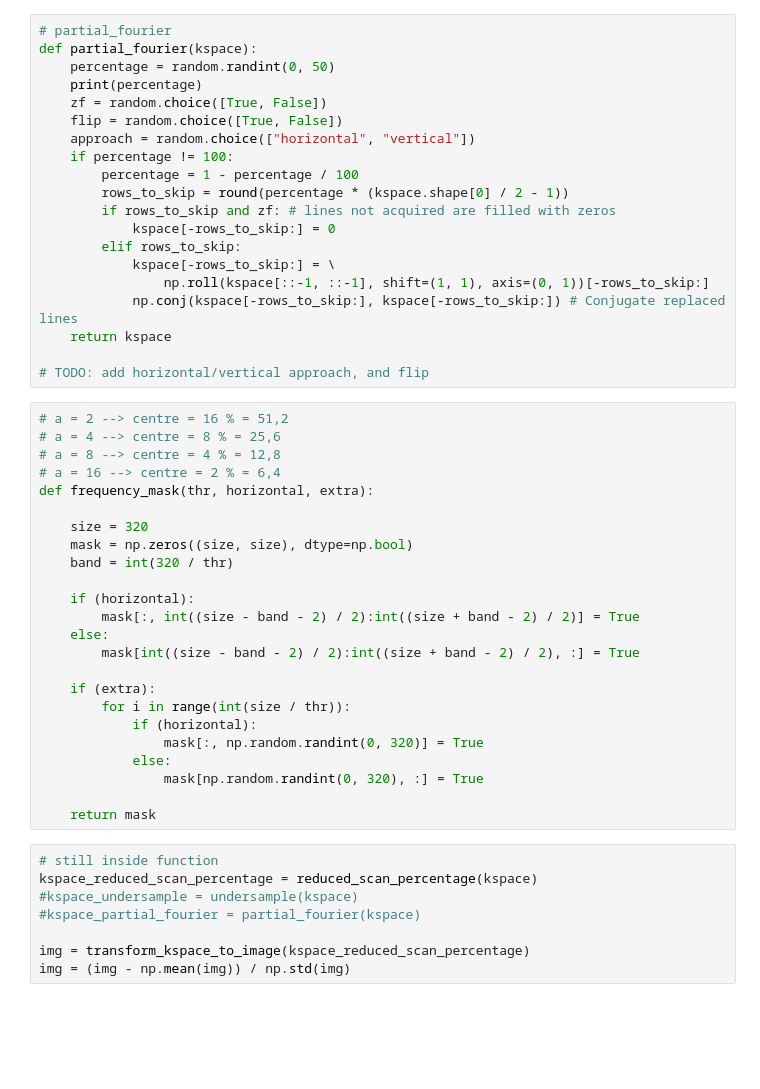
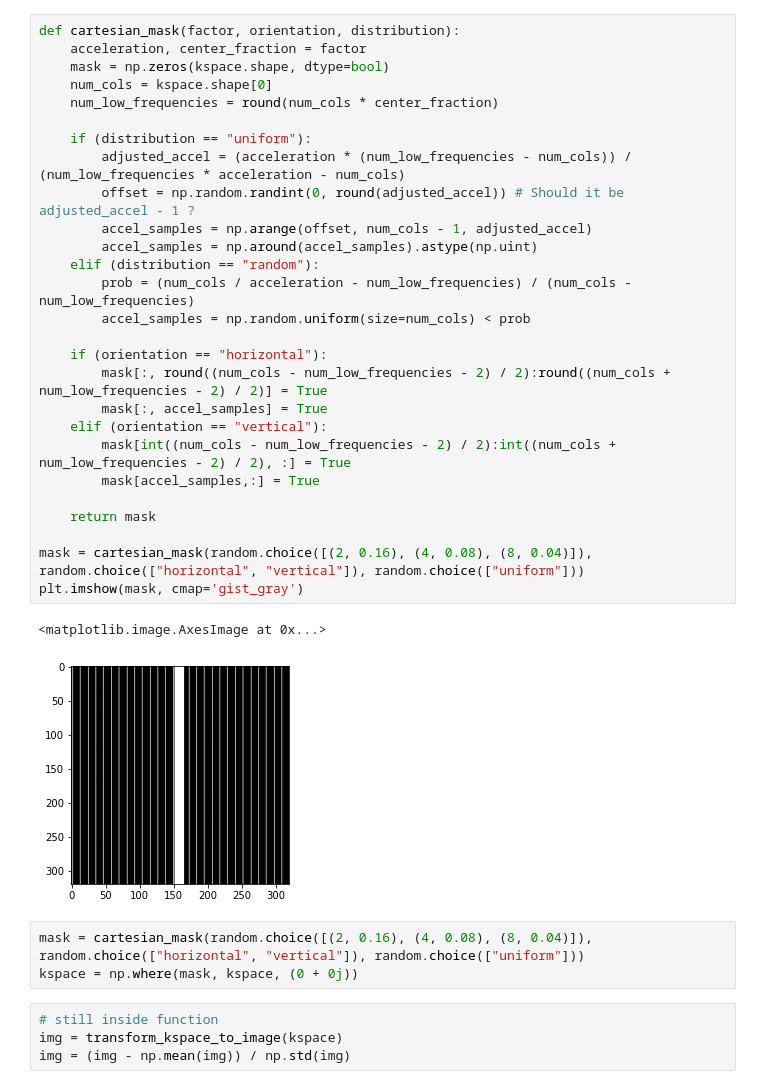
Before and after one commit to SimoneRuiter/artefacts, a Jupyter notebook: Downsample.ipynb, the cells around one changed output. Cells and saved outputs as stored; diff of their text form; blank space fills up the shorter version.

Commit message:
Added fastMRI Cartesian masks

```diff
--- a/Downsample.ipynb
+++ b/Downsample.ipynb
@@ -61,54 +22,39 @@ def undersample(kspace):
-# %%
-# partial_fourier
-def partial_fourier(kspace):
-    percentage = random.randint(0, 50)
-    print(percentage)
-    zf = random.choice([True, False])
-    flip = random.choice([True, False])
-    approach = random.choice(["horizontal", "vertical"])
-    if percentage != 100:
-        percentage = 1 - percentage / 100
-        rows_to_skip = round(percentage * (kspace.shape[0] / 2 - 1))
-        if rows_to_skip and zf: # lines not acquired are filled with zeros
-            kspace[-rows_to_skip:] = 0
-        elif rows_to_skip:
-            kspace[-rows_to_skip:] = \
-                np.roll(kspace[::-1, ::-1], shift=(1, 1), axis=(0, 1))[-rows_to_skip:]
-            np.conj(kspace[-rows_to_skip:], kspace[-rows_to_skip:]) # Conjugate replaced lines
-    return kspace
-
-# TODO: add horizontal/vertical approach, and flip
 # %%
-# a = 2 --> centre = 16 % = 51,2
-# a = 4 --> centre = 8 % = 25,6
-# a = 8 --> centre = 4 % = 12,8
-# a = 16 --> centre = 2 % = 6,4
-def frequency_mask(thr, horizontal, extra):
+def cartesian_mask(factor, orientation, distribution):
+    acceleration, center_fraction = factor
+    mask = np.zeros(kspace.shape, dtype=bool)
+    num_cols = kspace.shape[0]
+    num_low_frequencies = round(num_cols * center_fraction)
 
-    size = 320
-    mask = np.zeros((size, size), dtype=np.bool)
-    band = int(320 / thr)
+    if (distribution == "uniform"):
+        adjusted_accel = (acceleration * (num_low_frequencies - num_cols)) / (num_low_frequencies * acceleration - num_cols)
+        offset = np.random.randint(0, round(adjusted_accel)) # Should it be adjusted_accel - 1 ?
+        accel_samples = np.arange(offset, num_cols - 1, adjusted_accel)
+        accel_samples = np.around(accel_samples).astype(np.uint)
+    elif (distribution == "random"):
+        prob = (num_cols / acceleration - num_low_frequencies) / (num_cols - num_low_frequencies)
+        accel_samples = np.random.uniform(size=num_cols) < prob
 
-    if (horizontal):
-        mask[:, int((size - band - 2) / 2):int((size + band - 2) / 2)] = True
-    else:
-        mask[int((size - band - 2) / 2):int((size + band - 2) / 2), :] = True
-
-    if (extra):
-        for i in range(int(size / thr)):
-            if (horizontal):
-                mask[:, np.random.randint(0, 320)] = True
-            else:
-                mask[np.random.randint(0, 320), :] = True
+    if (orientation == "horizontal"):
+        mask[:, round((num_cols - num_low_frequencies - 2) / 2):round((num_cols + num_low_frequencies - 2) / 2)] = True
+        mask[:, accel_samples] = True
+    elif (orientation == "vertical"):
+        mask[int((num_cols - num_low_frequencies - 2) / 2):int((num_cols + num_low_frequencies - 2) / 2), :] = True
+        mask[accel_samples,:] = True
 
     return mask
+
+mask = cartesian_mask(random.choice([(2, 0.16), (4, 0.08), (8, 0.04)]), random.choice(["horizontal", "vertical"]), random.choice(["uniform"]))
+plt.imshow(mask, cmap='gist_gray')
+# %% [output]
+<matplotlib.image.AxesImage at 0x...>
+[figure, added]
+# %%
+mask = cartesian_mask(random.choice([(2, 0.16), (4, 0.08), (8, 0.04)]), random.choice(["horizontal", "vertical"]), random.choice(["uniform"]))
+kspace = np.where(mask, kspace, (0 + 0j))
 # %%
 # still inside function
-kspace_reduced_scan_percentage = reduced_scan_percentage(kspace)
-#kspace_undersample = undersample(kspace)
-#kspace_partial_fourier = partial_fourier(kspace)
-
-img = transform_kspace_to_image(kspace_reduced_scan_percentage)
+img = transform_kspace_to_image(kspace)
 img = (img - np.mean(img)) / np.std(img)
 # %%
 # plotting
```
Also changed, not shown: parts of 4 cells of this notebook, 6 other files.
